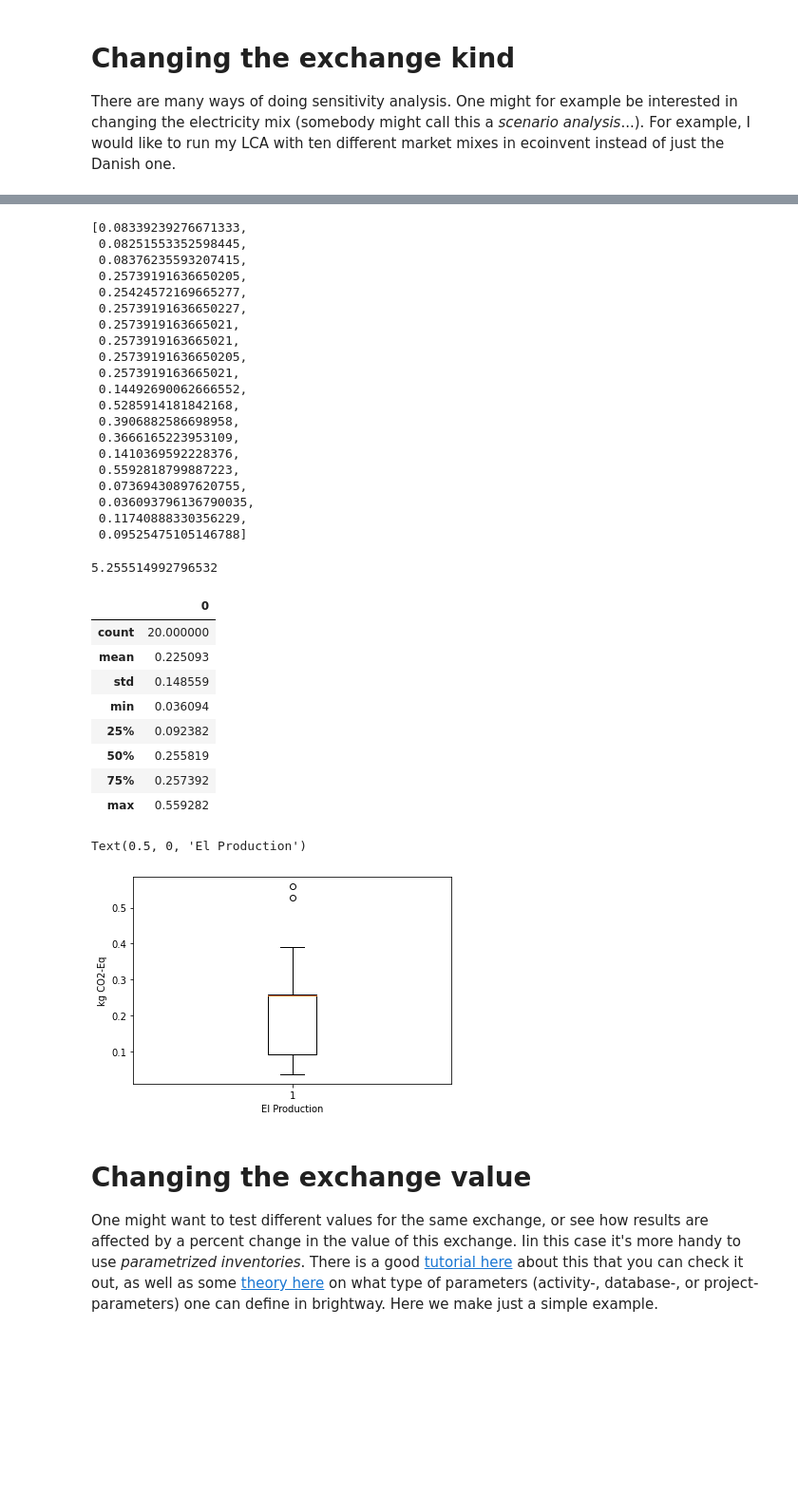
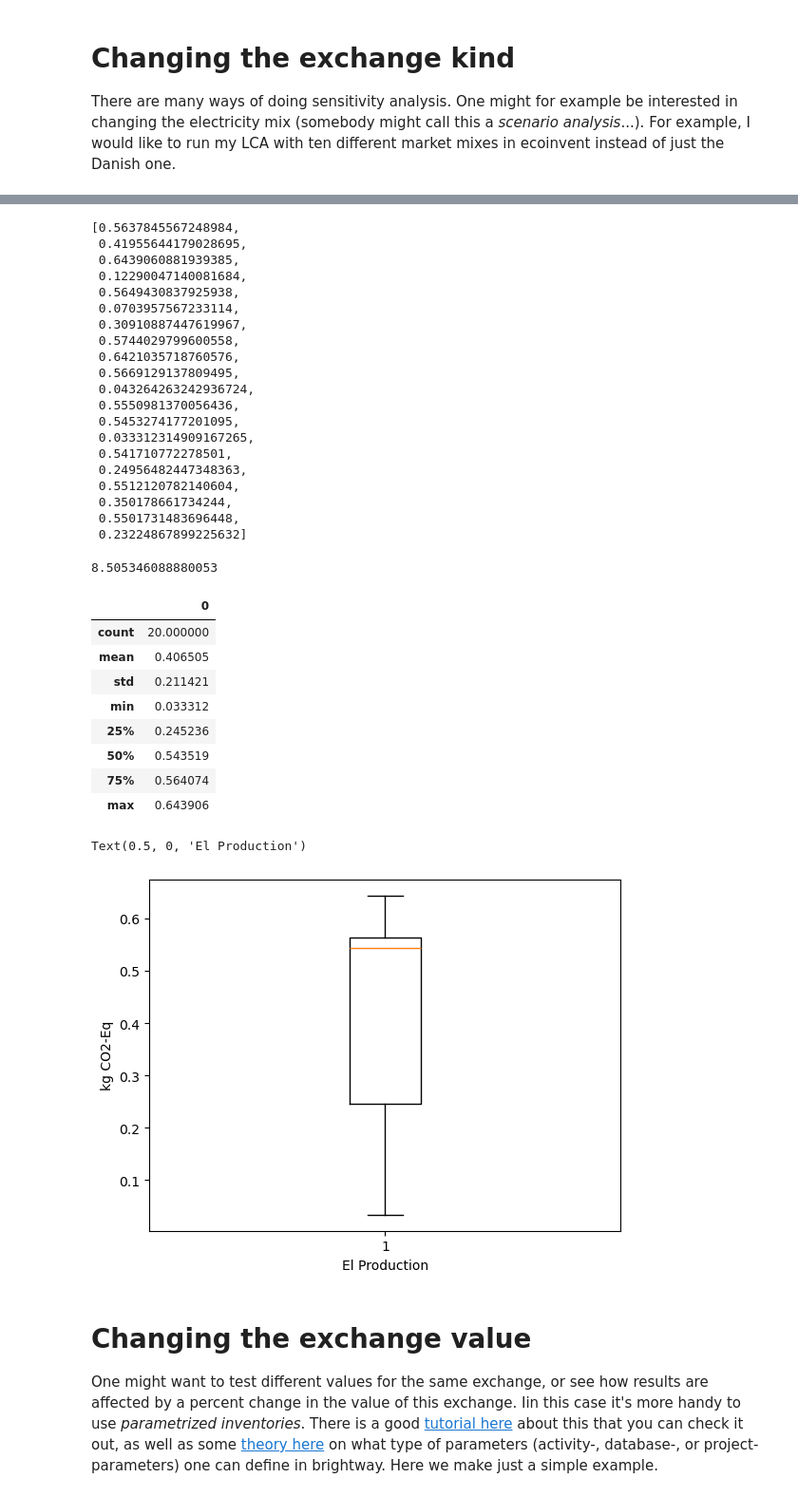
Before and after one commit to massimopizzol/advanced-lca-notebooks, a Jupyter notebook: Course-material/7-OAT-sensitivity-analysis.ipynb, the cells around one changed output, grey strips where cells are left out. Shown at 95% size. Saved outputs shown, nothing was run; the diff lists cells and outputs as text; code cells hidden in the pictures; blank space fills up the shorter version.

```diff
--- a/Course-material/7-OAT-sensitivity-analysis.ipynb
+++ b/Course-material/7-OAT-sensitivity-analysis.ipynb
@@ -8,6 +11,6 @@ import numpy as np
 import pandas as pd
 from matplotlib import pyplot as plt
 # %%
-bw.projects.set_current('advlca23') # Still working in the same project
-bw.databases
+bd.projects.set_current('advlca23') # Still working in the same project
+bd.databases
 # %% [output]
@@ -28,5 +28,5 @@ Databases dictionary with 10 object(s):
 # %%
-SA_db = bw.Database('sa_db')
+SA_db = bd.Database('sa_db')
 
 # A simplified db, one foreground activity: 'Electricity production,
 # linked to a background one: 'market for electricity, low voltage' (kilowatt hour, DK, None)
@@ -34,8 +34,9 @@ SA_db.write({
     ('sa_db', 'el_prod_for_sa'): {
         'name': 'Electricity production',
         'unit': 'kilowatt hour',
+        'location': 'GLO',
         'exchanges': [{
-            'input': ('ecoinvent 3.6 conseq', '7f0d57e31e5b9767f04d12719a872b7c'), # Danish market for electricity
+            'input': ('ecoinvent 3.9 conseq', 'ce40dd006e462e720eb669efbc31dd59'), # Danish market for electricity
             'amount': 1,
             'type': 'technosphere'},
         {
@@ -44,7 +45,7 @@ SA_db.write({
             'type': 'production'}]}})
 
 # select the foreground activity and calculate result
-lca = bw.LCA({SA_db.get('el_prod_for_sa'): 1}, ('IPCC 2013', 'climate change', 'GWP 100a'))
+lca = bc.LCA({SA_db.get('el_prod_for_sa'): 1}, ('IPCC 2013', 'climate change', 'global warming potential (GWP100)'))
 lca.lci()
 lca.lcia()
 DK_result = lca.score
@@ -66,7 +59,7 @@ Title: Writing activities to SQLite3 database:
 There are many ways of doing sensitivity analysis. One might for example be interested in changing the electricity mix (somebody might call this a _scenario analysis_...). For example, I would like to run my LCA with ten different market mixes in ecoinvent instead of just the Danish one.
 # %%
 # First make a list of processes we wants to change with, in this case el. markets
-el_markets = [('ecoinvent 3.6 conseq', i['code'])
-              for i in bw.Database("ecoinvent 3.6 conseq").search('market electricity low voltage', limit = 100)]
+el_markets = [('ecoinvent 3.9 conseq', i['code'])
+              for i in bd.Database("ecoinvent 3.9 conseq").search('market for electricity, low voltage', limit = 100)]
 el_markets[1:5] # prints the first four of them
 # %% [output]
@@ -83,56 +76,56 @@ for m in el_markets[0:20]: # I am just taking the first 20 of them to speed up
     exc = list(el2.exchanges())[0] # select the first exchange in the activity, i.e. the input from ecoinvent
     exc['input'] = m
     exc.save() # important or the changes won't be maintained
-    lca = bw.LCA({el2: 1}, ('IPCC 2013', 'climate change', 'GWP 100a'))
+    lca = bc.LCA({el2: 1}, ('IPCC 2013', 'climate change', 'global warming potential (GWP100)'))
     lca.lci()
     lca.lcia()
     SA_el_loc_results.append(lca.score)
 # %%
 SA_el_loc_results
 # %% [output]
-[0.08339239276671333,
- 0.08251553352598445,
- 0.08376235593207415,
- 0.25739191636650205,
- 0.25424572169665277,
- 0.25739191636650227,
- 0.2573919163665021,
- 0.2573919163665021,
- 0.25739191636650205,
- 0.2573919163665021,
- 0.14492690062666552,
- 0.5285914181842168,
- 0.3906882586698958,
- 0.3666165223953109,
- 0.1410369592228376,
- 0.5592818799887223,
- 0.07369430897620755,
- 0.036093796136790035,
- 0.11740888330356229,
- 0.09525475105146788]
+[0.5637845567248984,
+ 0.41955644179028695,
+ 0.6439060881939385,
+ 0.12290047140081684,
+ 0.5649430837925938,
+ 0.0703957567233114,
+ 0.30910887447619967,
+ 0.5744029799600558,
+ 0.6421035718760576,
+ 0.5669129137809495,
+ 0.043264263242936724,
+ 0.5550981370056436,
+ 0.5453274177201095,
+ 0.033312314909167265,
+ 0.541710772278501,
+ 0.24956482447348363,
+ 0.5512120782140604,
+ 0.350178661734244,
+ 0.5501731483696448,
+ 0.23224867899225632]
 # %%
 # Unig numpy and pandas packages here
 print(np.mean([(i/DK_result) for i in SA_el_loc_results])) # about 5.1 times higher impact than DK on average
 pd.DataFrame(SA_el_loc_results).describe()
 # %% [output]
-5.255514992796532
+8.505346088880053
 |  | 0 |
 | count | 20.000000 |
-| mean | 0.225093 |
-| std | 0.148559 |
-| min | 0.036094 |
-| 25% | 0.092382 |
-| 50% | 0.255819 |
-| 75% | 0.257392 |
-| max | 0.559282 |
+| mean | 0.406505 |
+| std | 0.211421 |
+| min | 0.033312 |
+| 25% | 0.245236 |
+| 50% | 0.543519 |
+| 75% | 0.564074 |
+| max | 0.643906 |
 # %%
 # Using matplotlib package
 plt.boxplot(SA_el_loc_results)
-plt.ylabel(bw.methods[('IPCC 2013', 'climate change', 'GWP 100a')]['unit'])
+plt.ylabel(bd.methods[('IPCC 2013', 'climate change', 'global warming potential (GWP100)')]['unit'])
 plt.xlabel('El Production')
 # %% [output]
 Text(0.5, 0, 'El Production')
-[figure, old version]
+[figure, new version]
 # %% [markdown]
 # Changing the exchange value
 
```
Also changed, not shown: parts of 29 cells of this notebook.
